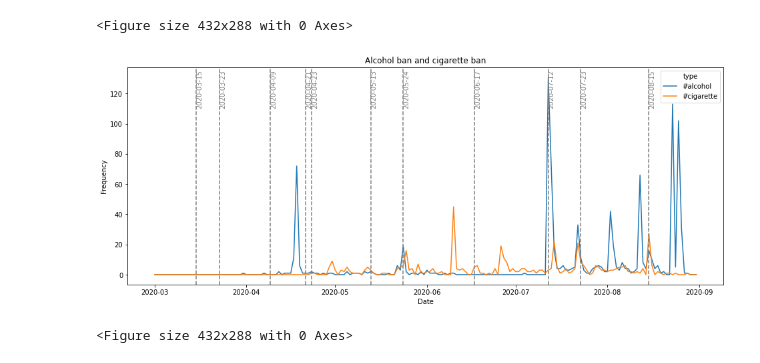
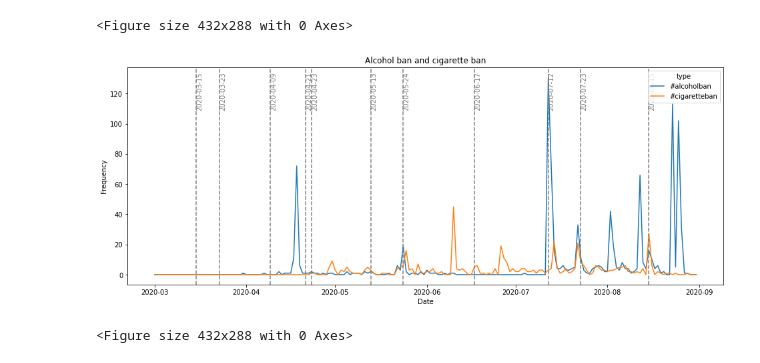
Before and after one commit to tomashege/research_project, a Jupyter notebook: Tomas/notebooks/tweet_analysis.ipynb, the cells around one changed output. Drawn from its saved outputs; the diff is of its cells as text; code cells hidden in the pictures.

```diff
--- a/Tomas/notebooks/tweet_analysis.ipynb
+++ b/Tomas/notebooks/tweet_analysis.ipynb
@@ -190,11 +190,6 @@ def hashtags(hashtag):
     for i in pres_speaks_dates:
         plt.axvline(i, c='grey', ls = "--")
         plt.text(i,1,i,rotation=90, c = "grey")
-#     sns.lineplot(x='Date',
-#                  y='Polarity',
-#                  hue='Key',
-#                  data=pd.melt(display_df_average,
-#                               ['date']).rename(columns={"value": "Polarity","variable":"Key", "date":"Date"})).set_title("The Sentiment for of Topic: "+key_word).get_figure().autofmt_xdate()
     plt.tight_layout()
     plt.savefig("/Users/tomashegewisch/research_project/Tomas/charts/hastag_sentiment/hastag_Sentiment_"+hashtag+"_AllMonths.png")
     plt.show()
@@ -212,7 +207,9 @@ list_of_hastages_to_process = ['covid19',
 'coronavirussa',
 'covid_19',
 'lockdownsouthafrica',
-'government']
+'government',
+'cigaretteban',
+'alcoholban']
 
 # list_of_hastages_to_process = ['southafrica']
 for i in list_of_hastages_to_process:
@@ -316,7 +245,7 @@ def build_dt(df):
         yield date, sum(df['date'] == date.strftime("%Y-%m-%d"))
 
 #post_feq = tweets.groupby('date', as_index=False).size()
-post_feq = pd.DataFrame(build_dt(tweets[tweets['hashtags'].apply(lambda x: 'cigaretteban' in x)]), columns=['date', 'count'])
+post_feq = pd.DataFrame(build_dt(tweets[tweets['hashtags'].apply(lambda x: True)]), columns=['date', 'count'])
 
 plt.figure(figsize=(16, 6))
 sns.lineplot(x='date',
@@ -361,9 +290,9 @@ def get_time_line_of_hastages(find_word):
     post_feq = pd.DataFrame(build_dt(specific_hastage_tweets), columns=['date', 'count'])
 
     plt.figure(figsize=(16, 6))
-    sns.lineplot(x='date',
-                 y='count',
-                 data=post_feq).set_title("Frequency for: "+str(find_word)).get_figure().autofmt_xdate()
+    sns.lineplot(x='Date',
+                 y='Frequency',
+                 data=post_feq.rename(columns={"count": "Frequency","date":"Date"})).set_title("Frequency for: "+str(find_word)).get_figure().autofmt_xdate()
     pres_speaks_dates =[
     '2020-03-15',
     '2020-03-23',
@@ -553,36 +482,36 @@ hashtags_to_find(['covid19', 'covid_19', 'covid19sa', 'coronavirussa'])
 # %%
 #Frequency of posting
 #cigaretteban
 #alcoholban
 cb = pd.DataFrame(build_dt(tweets[tweets['hashtags'].apply(lambda x: 'cigaretteban' in x)]), columns=['date', 'count'])
 ab = pd.DataFrame(build_dt(tweets[tweets['hashtags'].apply(lambda x: 'alcoholban' in x)]), columns=['date', 'count'])
-cb['type'] = '#cigarette'
-ab['type'] = '#alcohol'
+cb['type'] = '#cigaretteban'
+ab['type'] = '#alcoholban'
 combined = ab.append(cb)
 # combined.loc[combined['type'] == 'cigarette', 'count'] *= -1
 plt.figure(figsize=(16, 6))
 sns.lineplot(data=combined.rename(columns={'count':'Frequency', 'date':'Date'}), x='Date', y='Frequency', hue='type').set_title("Alcohol ban and cigarette ban")
 pres_speaks_dates =[
     '2020-03-15',
     '2020-03-23',
     '2020-04-09',
     '2020-04-21',
     '2020-04-23',
     '2020-05-13',
     '2020-05-24',
     '2020-06-17',
     '2020-07-12',
     '2020-07-23',
     '2020-08-15']
 
 for i in pres_speaks_dates:
     plt.axvline(i, c='grey', ls = "--", label = str(i))
-    plt.text(i,111,i,rotation=90, c = "grey")
+    plt.text(i,110,i,rotation=90, c = "grey")
 plt.savefig("/Users/tomashegewisch/research_project/Tomas/charts/hastag_sentiment_overlay/tweet_frequency_cb_ab.png")
 plt.show()
 plt.clf()
 # %% [output]
-[figure, old version]
+[figure, new version]
 <Figure size 432x288 with 0 Axes>
 # %%
 #Show the collected tweets on a map
```
Also changed, not shown: parts of 5 cells of this notebook, 16 other files.
